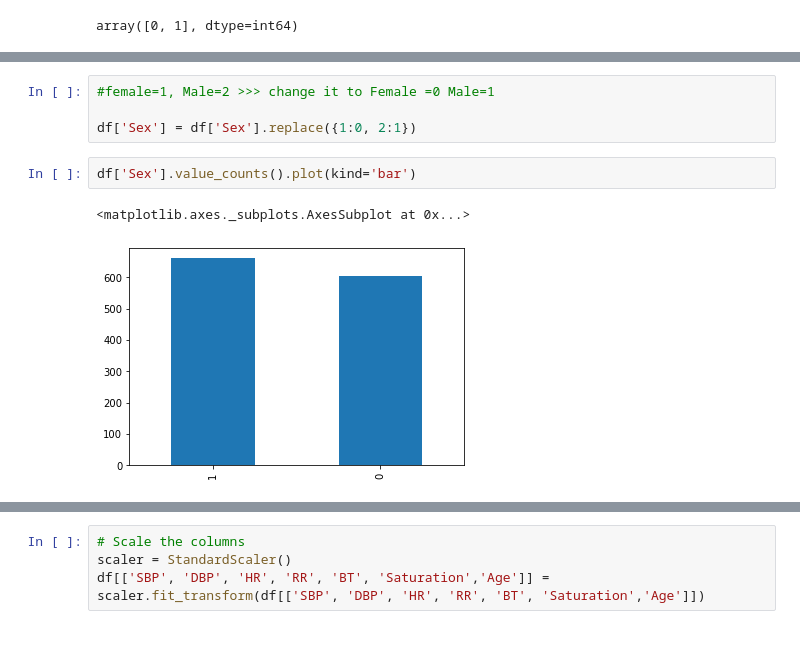
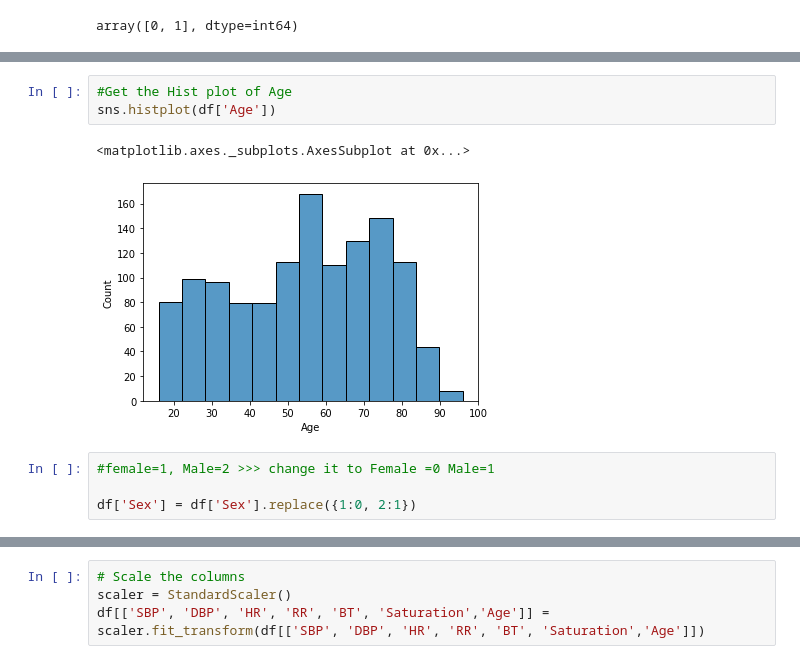
Before and after one commit to deonjoshua/AI_Based_Triage_ER, a Jupyter notebook: clean_train.ipynb, the cells around one changed output, grey strips where cells are left out. Cells and saved outputs as stored; diff of their text form.

```diff
--- a/clean_train.ipynb
+++ b/clean_train.ipynb
@@ -239,9 +258,10 @@ df['Age'].hist()
+# %%
+#Get the Hist plot of Age
+sns.histplot(df['Age'])
+# %% [output]
+<matplotlib.axes._subplots.AxesSubplot at 0x...>
+[figure, added]
 # %%
 #female=1, Male=2 >>> change it to Female =0 Male=1
 
 df['Sex'] = df['Sex'].replace({1:0, 2:1})
-# %%
-df['Sex'].value_counts().plot(kind='bar')
-# %% [output]
-<matplotlib.axes._subplots.AxesSubplot at 0x...>
-[figure, removed]
```
Also changed, not shown: parts of 41 cells of this notebook, 15 other files.
